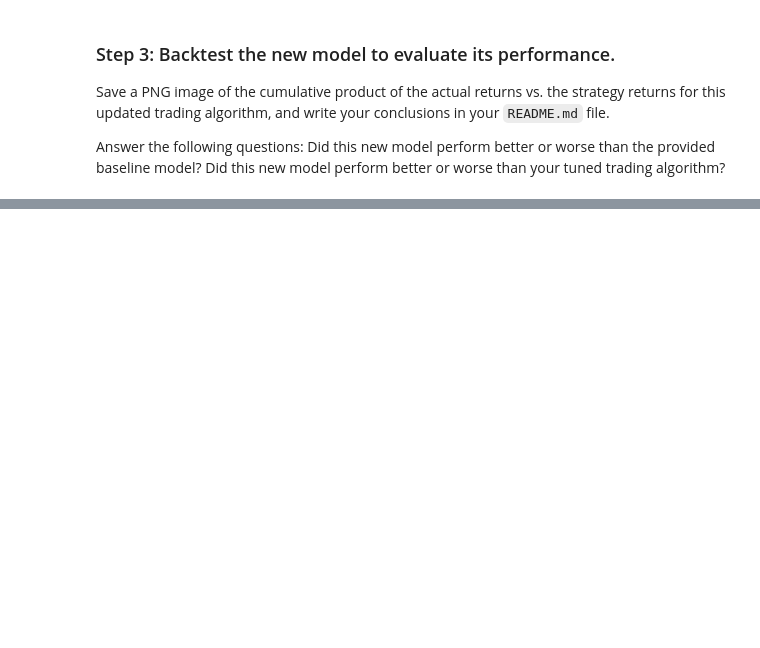
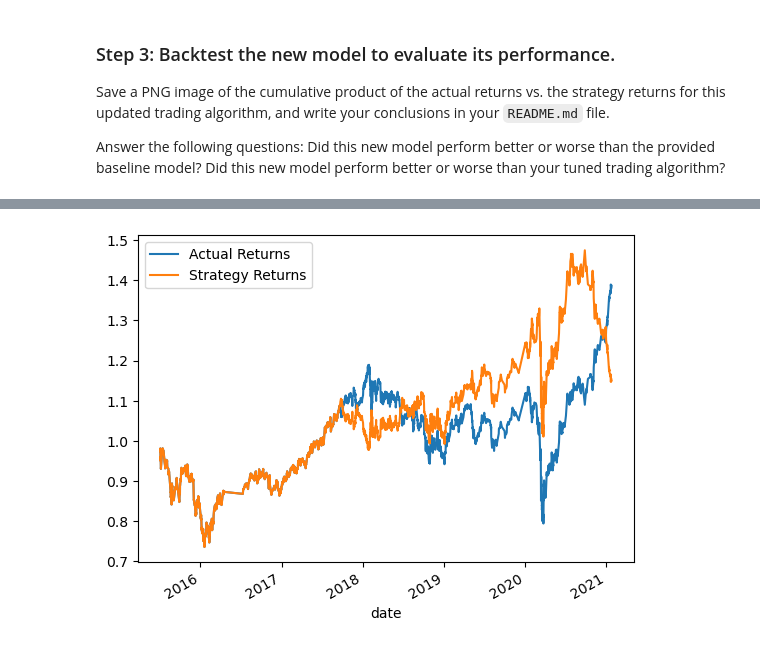
Before and after one commit to terabyte79/algorithmic_trading_homework, a Jupyter notebook: machine_learning_trading_bot.ipynb, the cells around one changed output, grey strips where cells are left out. Saved outputs shown, nothing was run; the diff lists cells and outputs as text; code cells hidden in the pictures; blank space fills up the shorter version.

Commit message:
analysis completed using lg model

```diff
--- a/machine_learning_trading_bot.ipynb
+++ b/machine_learning_trading_bot.ipynb
@@ -597,0 +658,13 @@ SyntaxError: invalid syntax (3325061817.py, line 2)
+# %%
+# Instantiate the Logistic Regression model
+# Assign a random_state parameter of 1 to the model
+lg_model = LogisticRegression(random_state=1)
+
+# Fit the model using training data
+lg_model.fit(X_train_scaled, y_train)
+
+# Make a prediction using the testing data
+lg_pred = lg_model.predict(X_test_scaled)
+
+# Review the model's predicted values
+lg_pred[:10]
@@ -613,16 +698,19 @@ Did this new model perform better or worse than your tuned trading algorithm?
 # Create a new empty predictions DataFrame:
 
 # Create a predictions DataFrame
-# YOUR CODE HERE
+lg_predictions_df = pd.DataFrame(index=X_test.index)
 
-# Add the SVM model predictions to the DataFrame
-# YOUR CODE HERE
+
+# Add the LG model predictions to the DataFrame
+lg_predictions_df['Predicted'] = lg_pred
+
 
 # Add the actual returns to the DataFrame
-# YOUR CODE HERE
+lg_predictions_df['Actual Returns'] = signals_df['Actual Returns']
 
 # Add the strategy returns to the DataFrame
-# YOUR CODE HERE
+lg_predictions_df['Strategy Returns'] = (signals_df['Actual Returns'] * lg_predictions_df['Predicted'])
 
 # Review the DataFrame
-# YOUR CODE HERE
+display(lg_predictions_df.head())
+display(lg_predictions_df.tail())
@@ -629,3 +732,6 @@ Did this new model perform better or worse than your tuned trading algorithm?
 # %%
 # Plot the actual returns versus the strategy returns
-# YOUR CODE HERE
+(1 + lg_predictions_df[["Actual Returns", "Strategy Returns"]]).cumprod().plot()
+plt.savefig('lg_comparison.png', dpi=300, bbox_inches='tight')
+# %% [output]
+[figure, added]
```
Also changed, not shown: parts of 13 cells of this notebook, 3 other files.
